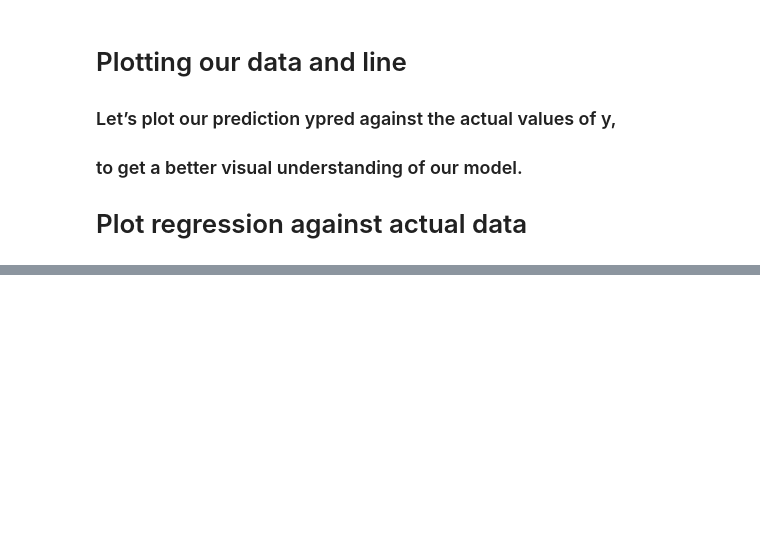
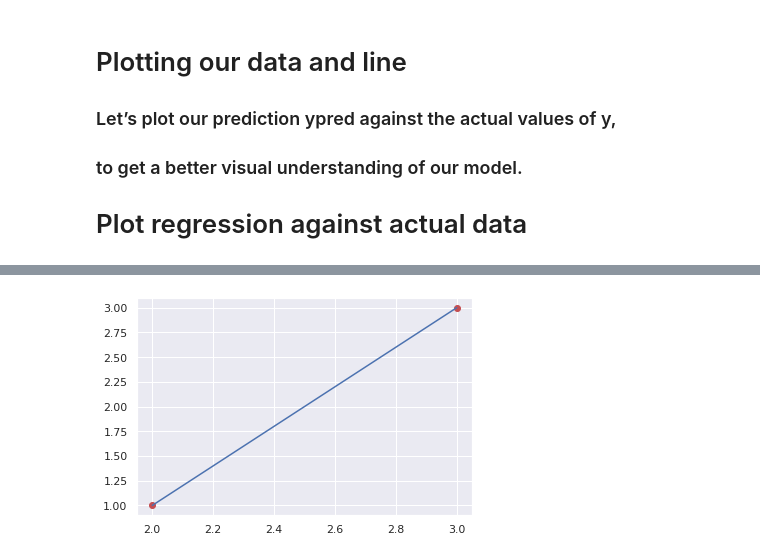
Before and after one commit to thegrouch4413/Predictive-Analysis, a Jupyter notebook: Basic_Regression.ipynb, the cells around one changed output, grey strips where cells are left out. Drawn from its saved outputs; the diff is of its cells as text; code cells hidden in the pictures; blank space fills up the shorter version.

```diff
--- a/Basic_Regression.ipynb
+++ b/Basic_Regression.ipynb
@@ -105,0 +125,10 @@ Text(0, 0.5, 'y')
+# %%
+(x1, y1) = (2, 1) #TUPLE https://www.tutorialspoint.com/python/python_tuples.htm#
+(x2, y2) = (3, 3)
+
+plt.plot(x1, y1, 'ro')
+plt.plot(x2, y2, 'ro')
+plt.plot([x1, x2], [y1, y2])
+plt.show()
+# %% [output]
+[figure, added]
```
Also changed, not shown: parts of 41 cells of this notebook.
